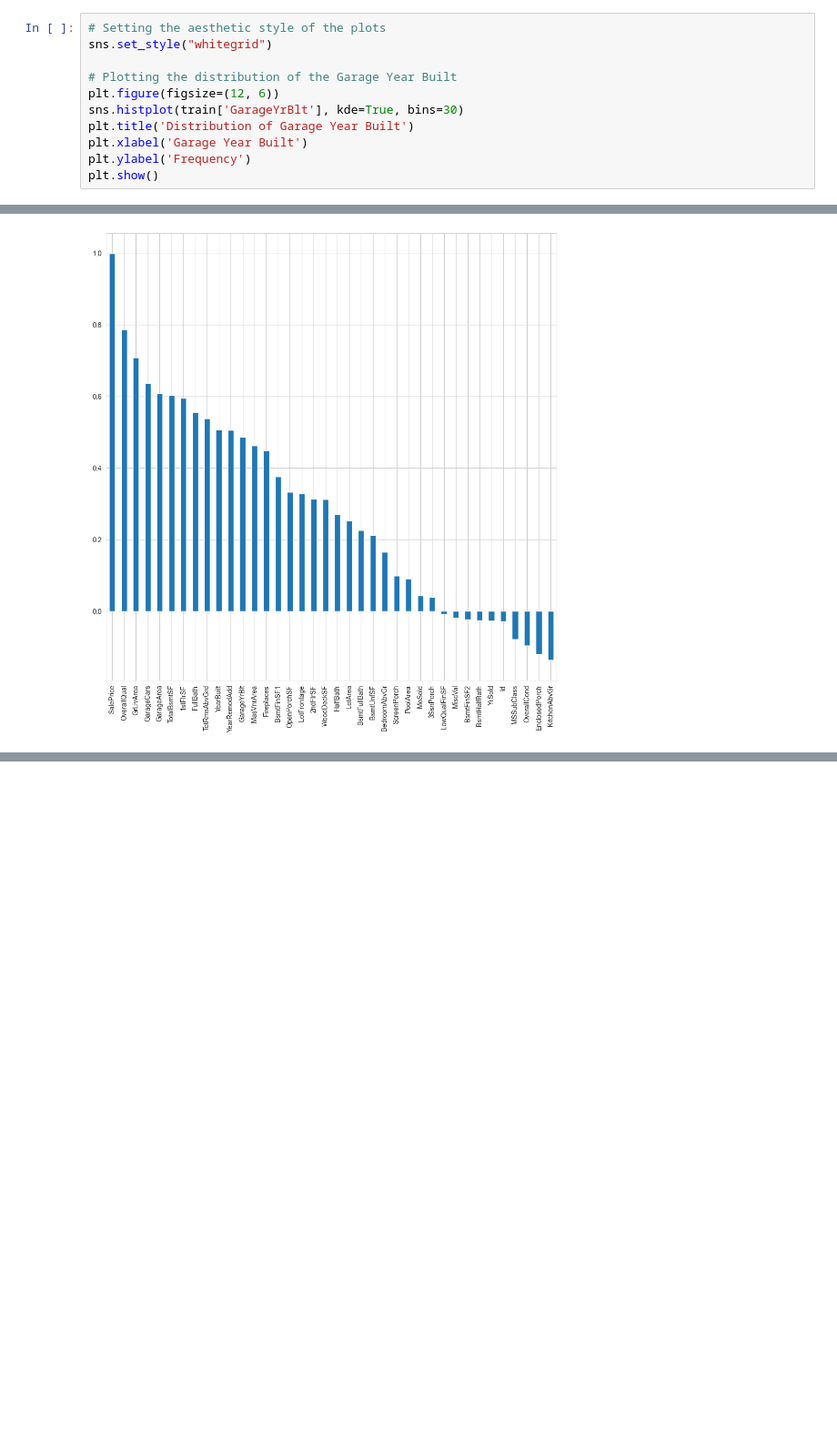
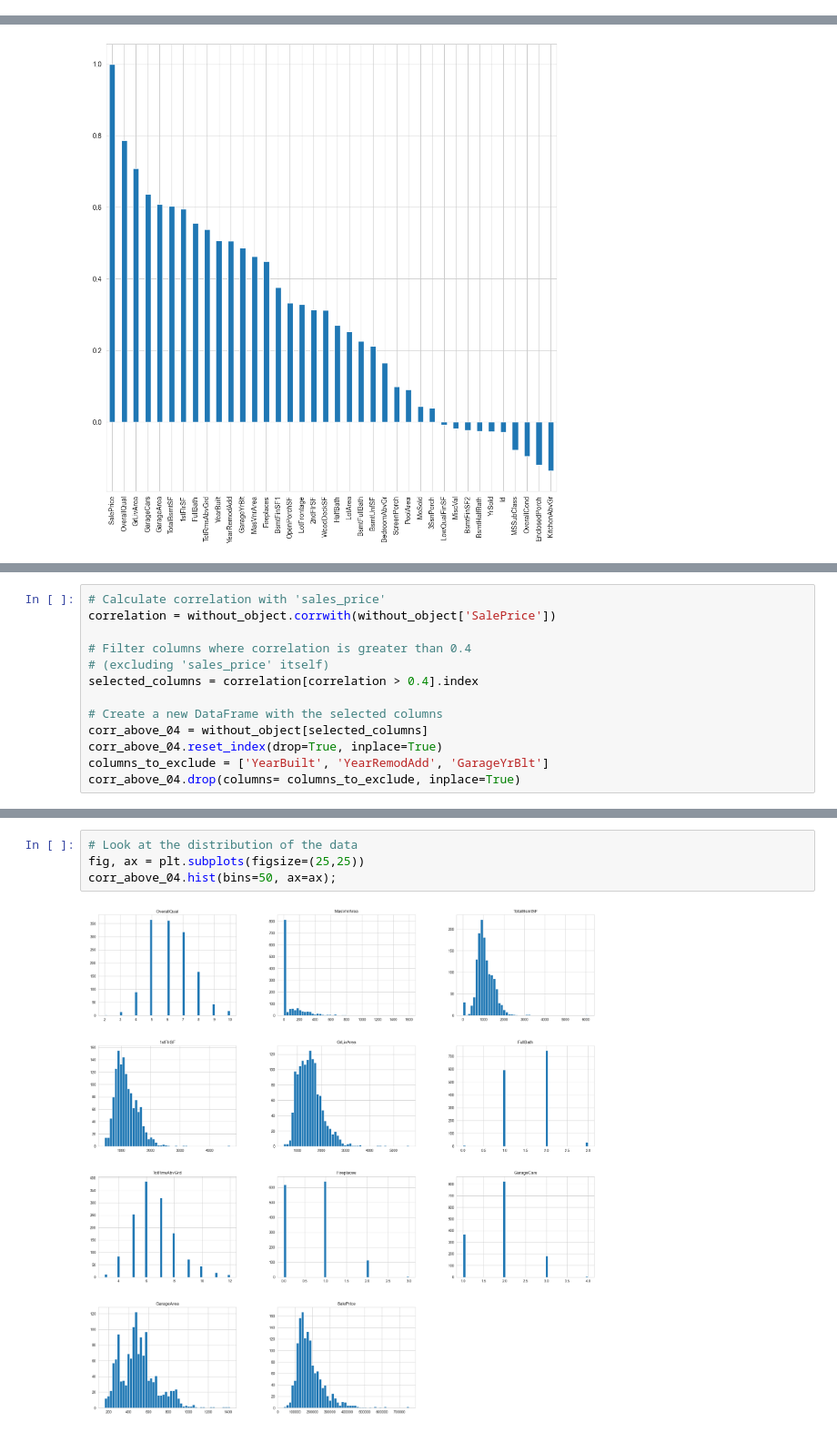
Before and after one commit to Muaeen/RihalIntern, a Jupyter notebook: regression_project/notebook/regession.ipynb, the cells around one changed output, grey strips where cells are left out. Shown at 91% size. Saved outputs shown, nothing was run; the diff lists cells and outputs as text; blank space fills up the shorter version.

```diff
--- a/regression_project/notebook/regession.ipynb
+++ b/regression_project/notebook/regession.ipynb
@@ -225,14 +248,3 @@ remaining_missing_values
 cleand_train[cleand_train.duplicated(keep="first")].index
 # %% [output]
 Index([], dtype='int64')
-# %%
-# Setting the aesthetic style of the plots
-sns.set_style("whitegrid")
-
-# Plotting the distribution of the Garage Year Built
-plt.figure(figsize=(12, 6))
-sns.histplot(train['GarageYrBlt'], kde=True, bins=30)
-plt.title('Distribution of Garage Year Built')
-plt.xlabel('Garage Year Built')
-plt.ylabel('Frequency')
-plt.show()
@@ -395,0 +328,13 @@ corr_train
+# %%
+# Calculate correlation with 'sales_price'
+correlation = without_object.corrwith(without_object['SalePrice'])
+
+# Filter columns where correlation is greater than 0.4
+# (excluding 'sales_price' itself)
+selected_columns = correlation[correlation > 0.4].index
+
+# Create a new DataFrame with the selected columns
+corr_above_04 = without_object[selected_columns]
+corr_above_04.reset_index(drop=True, inplace=True)
+columns_to_exclude = ['YearBuilt', 'YearRemodAdd', 'GarageYrBlt']
+corr_above_04.drop(columns= columns_to_exclude, inplace=True)
@@ -395,0 +361,6 @@ corr_train
+# %%
+# Look at the distribution of the data
+fig, ax = plt.subplots(figsize=(25,25))
+corr_above_04.hist(bins=50, ax=ax);
+# %% [output]
+[figure, added]
```
Also changed, not shown: parts of 44 cells of this notebook.
